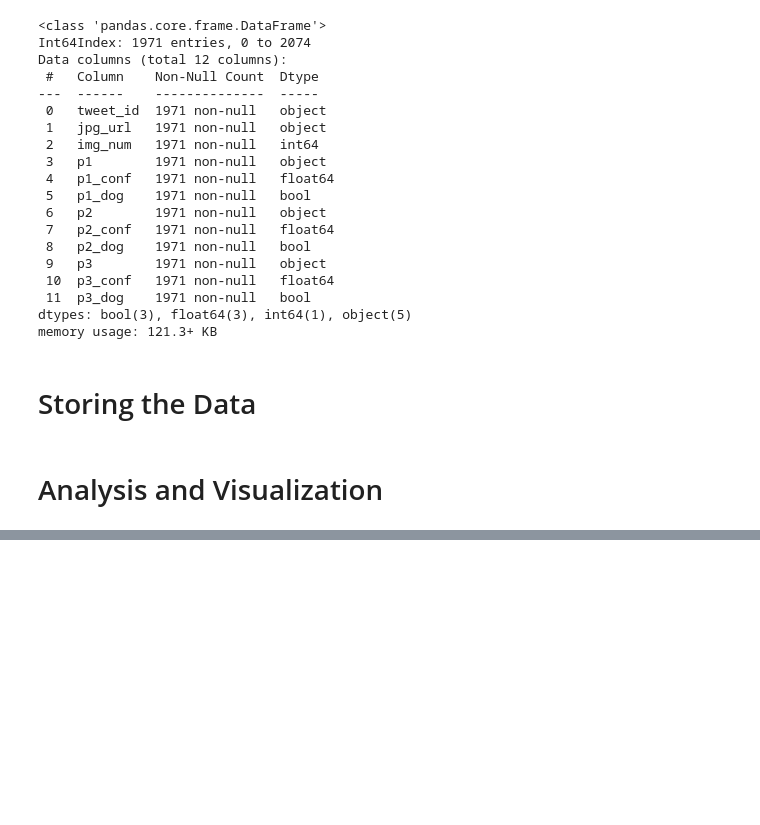
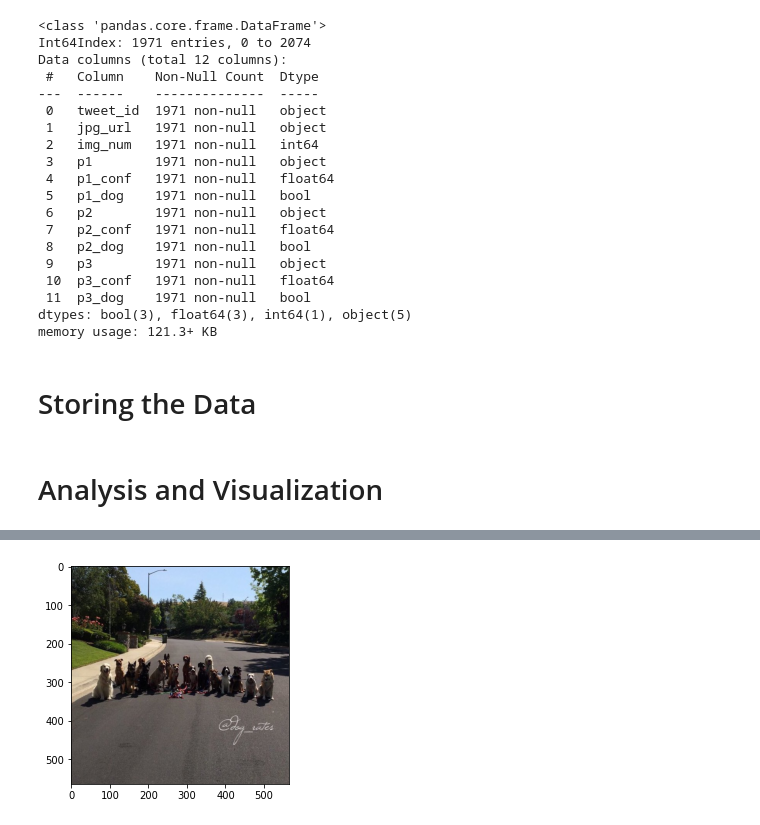
Before and after one commit to SuHamza/DAND-P2-Data-Wrangling, a Jupyter notebook: wrangle_act.ipynb, the cells around one changed output, grey strips where cells are left out. Drawn from its saved outputs; the diff is of its cells as text; code cells hidden in the pictures; blank space fills up the shorter version.

```diff
--- a/wrangle_act.ipynb
+++ b/wrangle_act.ipynb
@@ -1337,0 +1611,9 @@ img_pred_clean.to_csv('image_predictions_clean.csv', header=True)
+# %%
+# Display the image that had the highest rating (204 / 170) in 'lakeside' classification
+# Located at index = 842
+img_url = master_df.iloc[842]['jpg_url']
+img = plt.imread(img_url, format='jpg')
+plt.imshow(img)
+plt.show()
+# %% [output]
+[figure, added]
```
Also changed, not shown: parts of 33 cells of this notebook.
